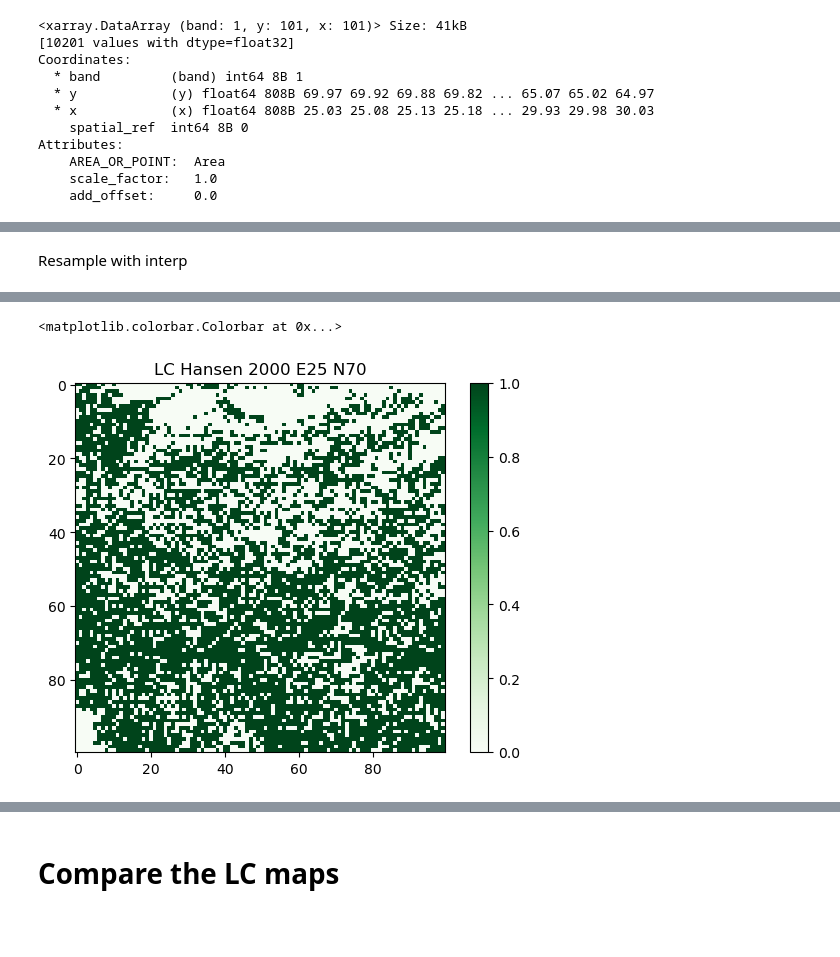
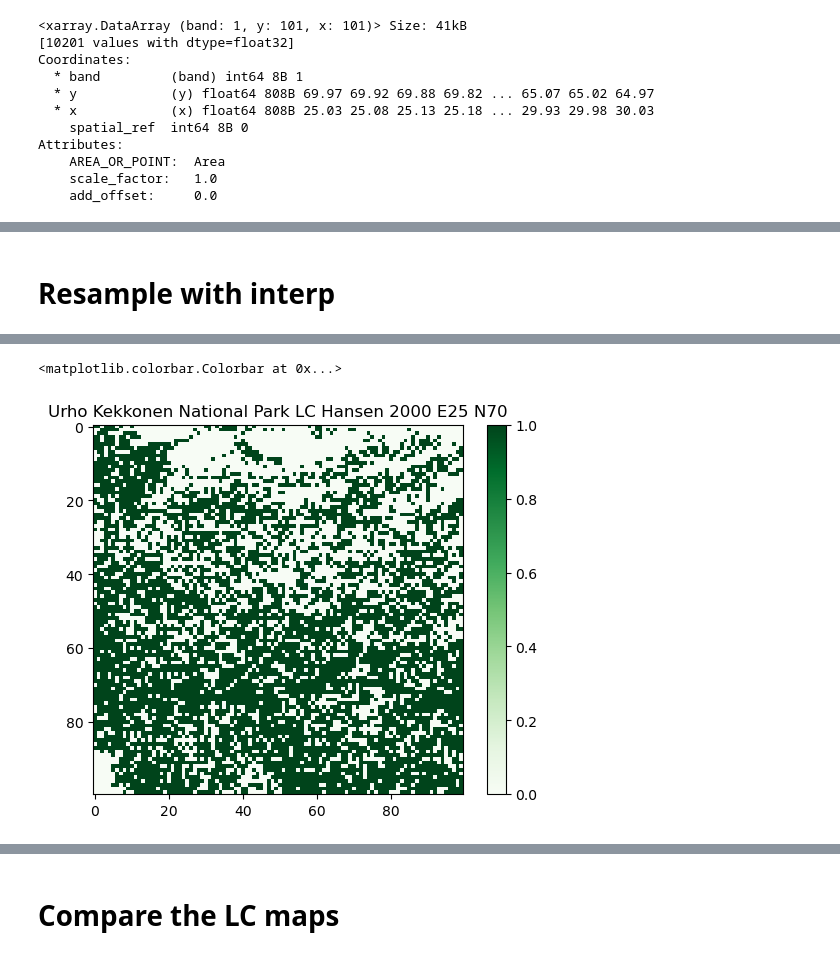
Before and after one commit to MinttuPekkala/Unibe_transmissivity_maps, a Jupyter notebook: Land_cover_differences.ipynb, the cells around one changed output, grey strips where cells are left out. Cells and saved outputs as stored; diff of their text form; code cells hidden in the pictures; blank space fills up the shorter version.

```diff
--- a/Land_cover_differences.ipynb
+++ b/Land_cover_differences.ipynb
@@ -386,7 +301,7 @@ Attributes:
 # %%
 maskGLC_FCS302000E25N70band1int = maskGLC_FCS302000E25N70band1.astype(int)
 # %% [markdown]
-Resample with interp
+# Resample with interp
 # %%
 maskGLC_FCS302000E25N70band1int_interp = maskGLC_FCS302000E25N70band1int.interp(x = croppedLCHansen2000E25N70['x'], y = croppedLCHansen2000E25N70['y'], method='nearest')
 # %%
@@ -412,15 +327,15 @@ Attributes:
 # %%
 with rasterio.open(path_LC_Hansen) as src:
     window = from_bounds(minx, miny, maxx, maxy, src.transform)
     subset = src.read(1, window=window)
 
 maskLC_HansenE25N70 = (subset >= 50) & (subset <= 90)
 # Apply mask (set others to NaN for visualization)
 filteredLC_HansenE25N70 = np.where(maskLC_HansenE25N70, subset, np.nan)
 
 pyplot.imshow(maskLC_HansenE25N70, cmap='Greens')
-pyplot.title("LC Hansen 2000 E25 N70")
+pyplot.title("Urho Kekkonen National Park LC Hansen 2000 E25 N70")
 pyplot.colorbar()
 # %% [output]
 <matplotlib.colorbar.Colorbar at 0x...>
-[figure, old version]
+[figure, new version]
```
Also changed, not shown: parts of 68 cells of this notebook.
